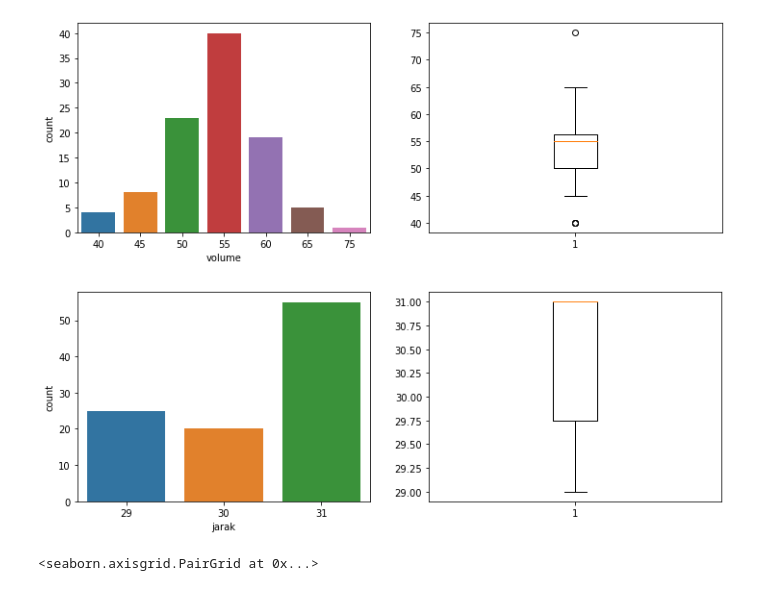
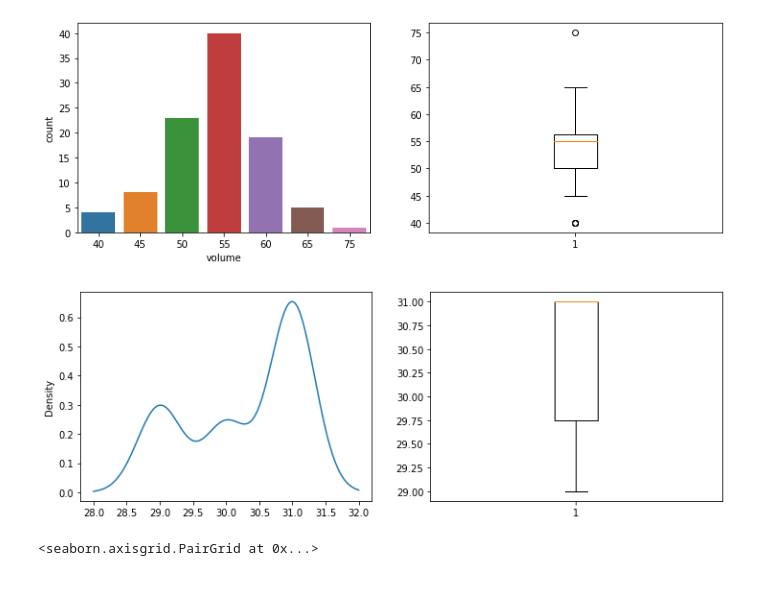
Before and after one commit to alfianpr/ML-model-image-volume-calculation, a Jupyter notebook: Multiple_Linear_Regression_Telur.ipynb, the cells around one changed output. Drawn from its saved outputs; the diff is of its cells as text; code cells hidden in the pictures.

```diff
--- a/Multiple_Linear_Regression_Telur.ipynb
+++ b/Multiple_Linear_Regression_Telur.ipynb
@@ -84,17 +84,17 @@ plt.show()
 # %%
 #Univariate analysis jarak
 
 f = plt.figure(figsize=(12,4))
 
 f.add_subplot(1,2,1)
-sns.countplot(df['jarak'])
+df['jarak'].plot(kind='kde')
 
 f.add_subplot(1,2,2)
 plt.boxplot(df['jarak'])
 
 plt.show()
 # %% [output]
-[figure, old version]
+[figure, new version]
 # %%
 #Bivariate analysis antara independent variable dan dependent variable.
 
```
